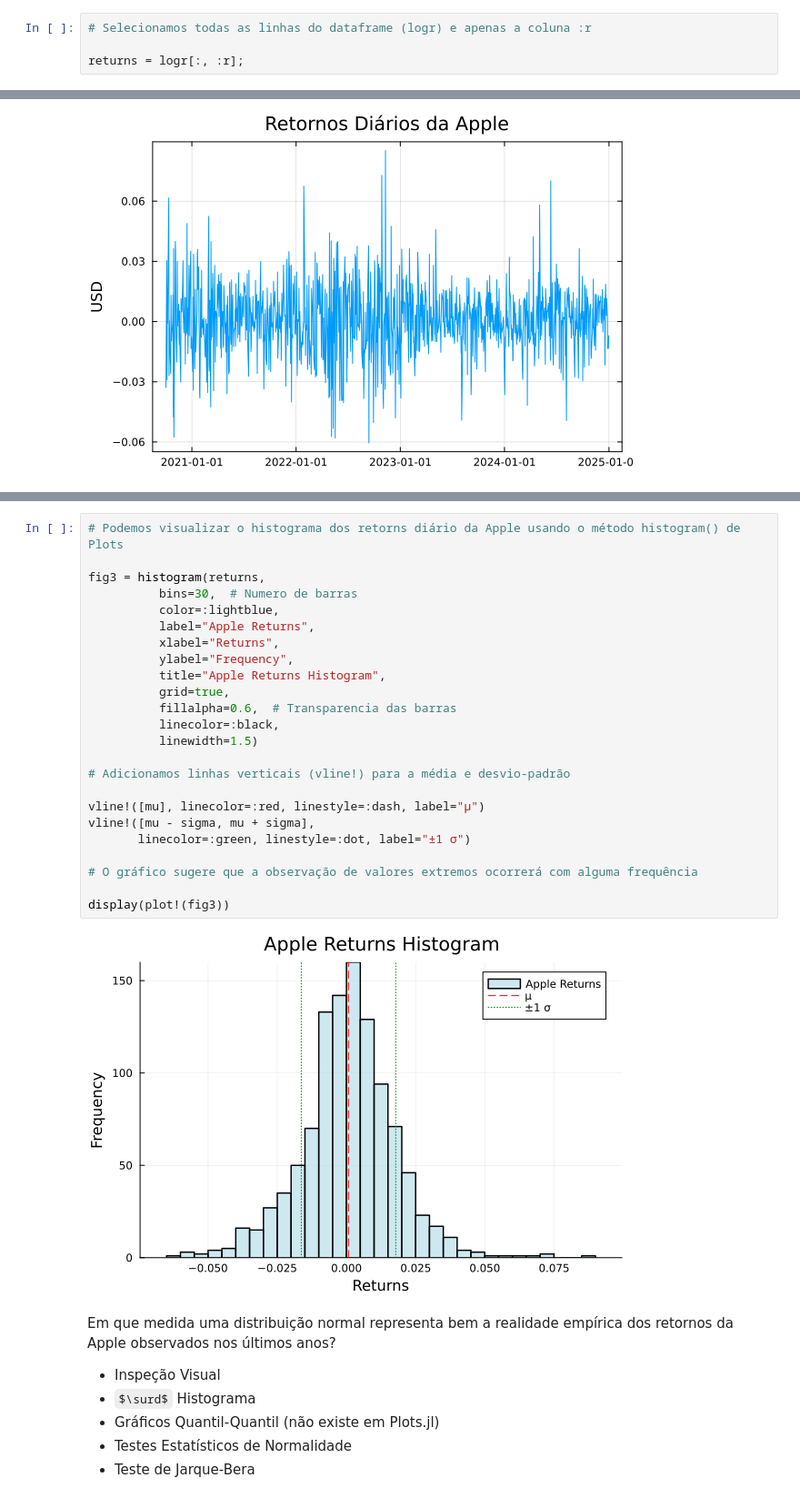
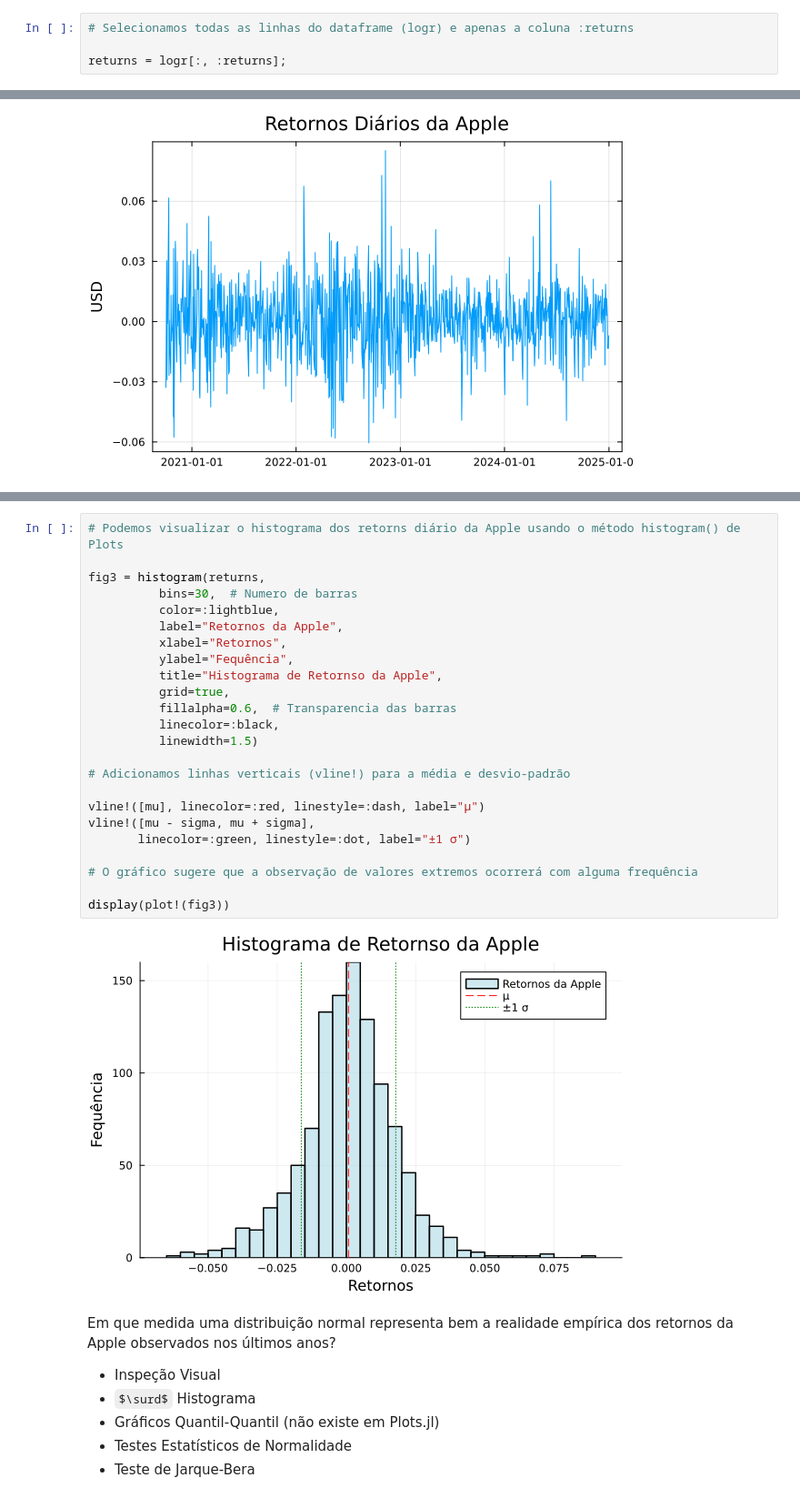
Before and after one commit to ASaragga/GRF, a Jupyter notebook: VaR_ETL.ipynb, the cells around one changed output, grey strips where cells are left out. Shown at 91% size. Drawn from its saved outputs; the diff is of its cells as text; some formulas as TeX source.

```diff
--- a/VaR_ETL.ipynb
+++ b/VaR_ETL.ipynb
@@ -79,9 +90,9 @@ show(logr)
  1068 │ AAPL    2024-12-31  1d        log     -0.007083
                                        1047 rows omitted
 # %%
-# Selecionamos todas as linhas do dataframe (logr) e apenas a coluna :r
+# Selecionamos todas as linhas do dataframe (logr) e apenas a coluna :returns
 
-returns = logr[:, :r];
+returns = logr[:, :returns];
 # %%
 fig2 = plot(logr[:,:date], returns, title="Retornos Diários da Apple",legend = false, ylabel="USD", framestyle = :box)
 # %% [output]
@@ -99,29 +110,29 @@ println("σ = ", sigma)
 # %%
 # Podemos visualizar o histograma dos retorns diário da Apple usando o método histogram() de Plots
 
 fig3 = histogram(returns,
           bins=30,  # Numero de barras
           color=:lightblue,
-          label="Apple Returns",
-          xlabel="Returns",
-          ylabel="Frequency",
-          title="Apple Returns Histogram",
+          label="Retornos da Apple",
+          xlabel="Retornos",
+          ylabel="Fequência",
+          title="Histograma de Retornso da Apple",
           grid=true,
           fillalpha=0.6,  # Transparencia das barras
           linecolor=:black,
           linewidth=1.5)
 
 # Adicionamos linhas verticais (vline!) para a média e desvio-padrão
 
 vline!([mu], linecolor=:red, linestyle=:dash, label="μ")
 vline!([mu - sigma, mu + sigma],
        linecolor=:green, linestyle=:dot, label="±1 σ")
 
 # O gráfico sugere que a observação de valores extremos ocorrerá com alguma frequência
 
 display(plot!(fig3))
 # %% [output]
-[figure, old version]
+[figure, new version]
 # %% [markdown]
 Em que medida uma distribuição normal representa bem a realidade empírica dos retornos da Apple observados nos últimos anos?
 *   Inspeção Visual
```
Also changed, not shown: parts of 6 cells of this notebook.
